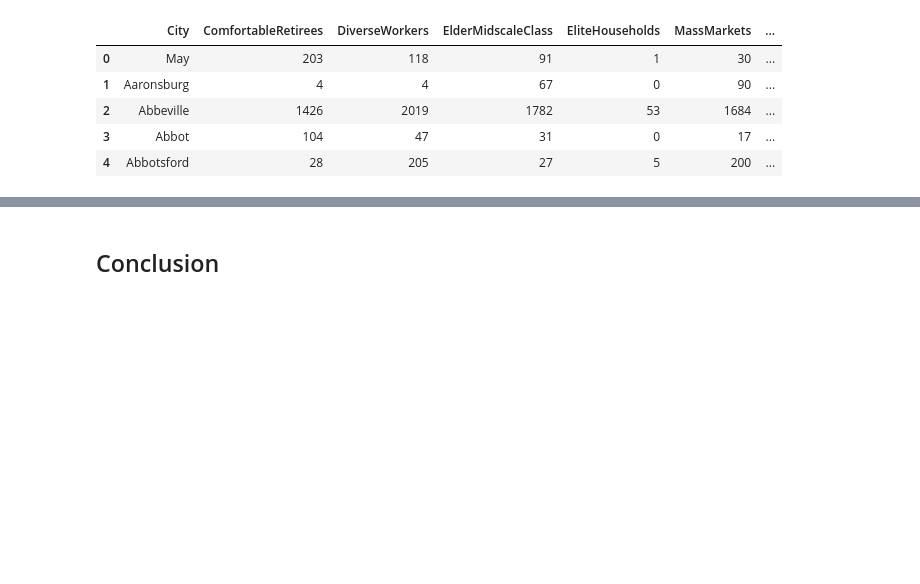
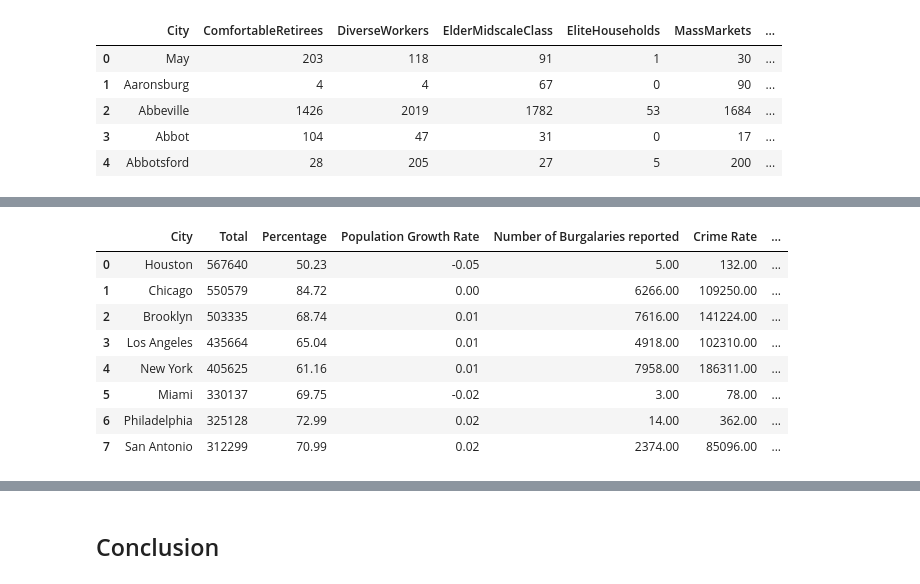
Before and after one commit to dennislamcv1/DAPPWC, a Jupyter notebook: the PwC Approach Final Project/Peer review assignment 3.ipynb, the cells around one changed output, grey strips where cells are left out. Saved outputs shown, nothing was run; the diff lists cells and outputs as text; code cells hidden in the pictures; blank space fills up the shorter version.

```diff
--- a/the PwC Approach Final Project/Peer review assignment 3.ipynb
+++ b/the PwC Approach Final Project/Peer review assignment 3.ipynb
@@ -151,0 +233,14 @@ df[["City","Total","Percentage"]].sort_values(by="Percentage", ascending=False).
+# %%
+demog = pd.read_csv("combo.csv")
+# %%
+demog.head(8)
+# %% [output]
+|  | City | Total | Percentage | Population Growth Rate | Number of Burgalaries reported | Crime Rate | ... |
+| 0 | Houston | 567640 | 50.23 | -0.05 | 5.00 | 132.00 | ... |
+| 1 | Chicago | 550579 | 84.72 | 0.00 | 6266.00 | 109250.00 | ... |
+| 2 | Brooklyn | 503335 | 68.74 | 0.01 | 7616.00 | 141224.00 | ... |
+| 3 | Los Angeles | 435664 | 65.04 | 0.01 | 4918.00 | 102310.00 | ... |
+| 4 | New York | 405625 | 61.16 | 0.01 | 7958.00 | 186311.00 | ... |
+| 5 | Miami | 330137 | 69.75 | -0.02 | 3.00 | 78.00 | ... |
+| 6 | Philadelphia | 325128 | 72.99 | 0.02 | 14.00 | 362.00 | ... |
+| 7 | San Antonio | 312299 | 70.99 | 0.02 | 2374.00 | 85096.00 | ... |
```
Also changed, not shown: parts of 9 cells of this notebook, 9 other files.
